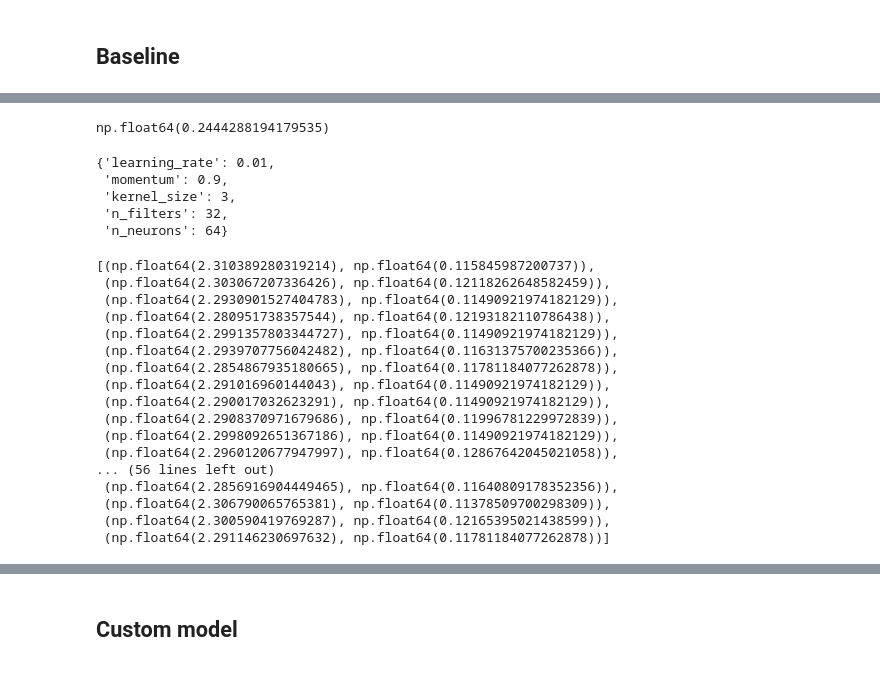
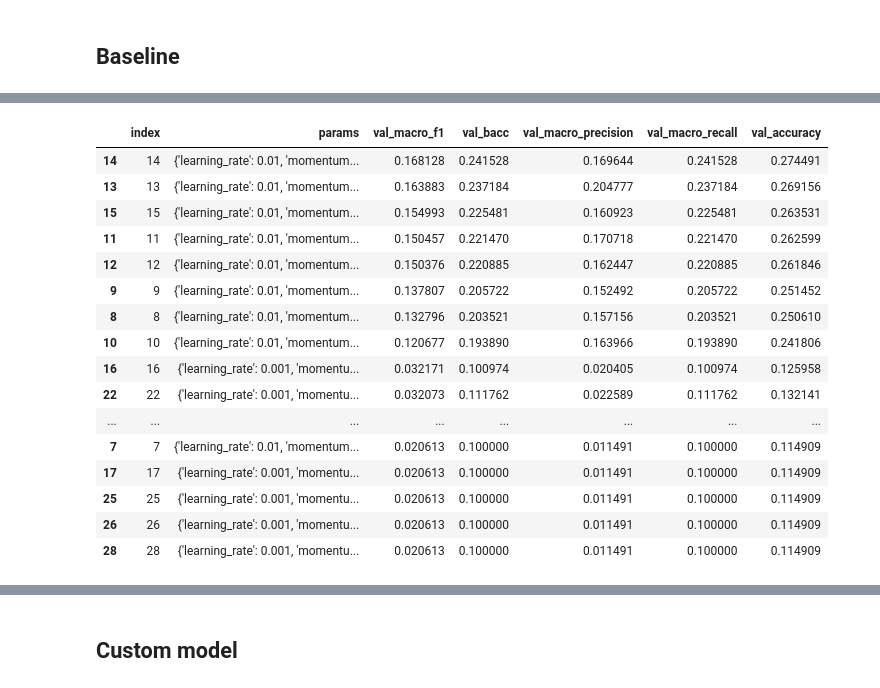
Before and after one commit to ffaundezcab/amd_garbage_recognizer, a Jupyter notebook: notebooks/model.ipynb, the cells around one changed output, grey strips where cells are left out. Cells and saved outputs as stored; diff of their text form; code cells hidden in the pictures.

Commit message:
add macro f1 for params tuning

```diff
--- a/notebooks/model.ipynb
+++ b/notebooks/model.ipynb
@@ -161,12 +161,11 @@ which_arch = "baseline"
 param_grid = {"learning_rate": [1e-2, 1e-3],
               "momentum": [0.0, 0.9],
               "kernel_size": [2,3],
-              "n_filters": [16, 32, 64],
-              "n_neurons": [16, 32, 64]}
+              "n_filters": [32, 64],
+              "n_neurons": [32, 64]}
 
-# X_train, X_test, y_train, y_test
-best_params, best_accuracy, mean_scores, result_df = CNN_GridSearchCV(X_train_full, y_train_labels, param_grid, build_baseline_model, 42, 5, n_jobs = 1, batch_size=batch_size)
+best_params, best_f1, result_df = CNN_GridSearchCV(X_train_full, y_train_labels, param_grid, build_baseline_model, 42, 5, n_jobs = 1, batch_size=batch_size)
 
-result_df.to_csv(root_logdir(which_arch)+"/CV/cv_result.csv")
+pd.DataFrame(result_df).to_csv(root_logdir(which_arch)+"/CV/cv_result.csv")
 # %% [output]
 combination 0
@@ -279,35 +252,24 @@ result_df.sort_values("val_accuracy", ascending = False)
-# %%
-best_accuracy
-# %% [output]
-np.float64(0.2444288194179535)
-# %%
-best_params
-# %% [output]
-{'learning_rate': 0.01,
- 'momentum': 0.9,
- 'kernel_size': 3,
- 'n_filters': 32,
- 'n_neurons': 64}
-# %%
-mean_scores
-# %% [output]
-[(np.float64(2.310389280319214), np.float64(0.115845987200737)),
- (np.float64(2.303067207336426), np.float64(0.12118262648582459)),
- (np.float64(2.2930901527404783), np.float64(0.11490921974182129)),
- (np.float64(2.280951738357544), np.float64(0.12193182110786438)),
- (np.float64(2.2991357803344727), np.float64(0.11490921974182129)),
- (np.float64(2.2939707756042482), np.float64(0.11631375700235366)),
- (np.float64(2.2854867935180665), np.float64(0.11781184077262878)),
- (np.float64(2.291016960144043), np.float64(0.11490921974182129)),
- (np.float64(2.290017032623291), np.float64(0.11490921974182129)),
- (np.float64(2.2908370971679686), np.float64(0.11996781229972839)),
- (np.float64(2.2998092651367186), np.float64(0.11490921974182129)),
- (np.float64(2.2960120677947997), np.float64(0.12867642045021058)),
-... (56 lines left out)
- (np.float64(2.2856916904449465), np.float64(0.11640809178352356)),
- (np.float64(2.306790065765381), np.float64(0.11378509700298309)),
- (np.float64(2.300590419769287), np.float64(0.12165395021438599)),
- (np.float64(2.291146230697632), np.float64(0.11781184077262878))]
+# %%
+
+pd.DataFrame(result_df).sort_values("val_macro_f1", ascending=False)
+# %% [output]
+|  | index | params | val_macro_f1 | val_bacc | val_macro_precision | val_macro_recall | val_accuracy |
+| 14 | 14 | {'learning_rate': 0.01, 'momentum... | 0.168128 | 0.241528 | 0.169644 | 0.241528 | 0.274491 |
+| 13 | 13 | {'learning_rate': 0.01, 'momentum... | 0.163883 | 0.237184 | 0.204777 | 0.237184 | 0.269156 |
+| 15 | 15 | {'learning_rate': 0.01, 'momentum... | 0.154993 | 0.225481 | 0.160923 | 0.225481 | 0.263531 |
+| 11 | 11 | {'learning_rate': 0.01, 'momentum... | 0.150457 | 0.221470 | 0.170718 | 0.221470 | 0.262599 |
+| 12 | 12 | {'learning_rate': 0.01, 'momentum... | 0.150376 | 0.220885 | 0.162447 | 0.220885 | 0.261846 |
+| 9 | 9 | {'learning_rate': 0.01, 'momentum... | 0.137807 | 0.205722 | 0.152492 | 0.205722 | 0.251452 |
+| 8 | 8 | {'learning_rate': 0.01, 'momentum... | 0.132796 | 0.203521 | 0.157156 | 0.203521 | 0.250610 |
+| 10 | 10 | {'learning_rate': 0.01, 'momentum... | 0.120677 | 0.193890 | 0.163966 | 0.193890 | 0.241806 |
+| 16 | 16 | {'learning_rate': 0.001, 'momentu... | 0.032171 | 0.100974 | 0.020405 | 0.100974 | 0.125958 |
+| 22 | 22 | {'learning_rate': 0.001, 'momentu... | 0.032073 | 0.111762 | 0.022589 | 0.111762 | 0.132141 |
+| ... | ... | ... | ... | ... | ... | ... | ... |
+| 7 | 7 | {'learning_rate': 0.01, 'momentum... | 0.020613 | 0.100000 | 0.011491 | 0.100000 | 0.114909 |
+| 17 | 17 | {'learning_rate': 0.001, 'momentu... | 0.020613 | 0.100000 | 0.011491 | 0.100000 | 0.114909 |
+| 25 | 25 | {'learning_rate': 0.001, 'momentu... | 0.020613 | 0.100000 | 0.011491 | 0.100000 | 0.114909 |
+| 26 | 26 | {'learning_rate': 0.001, 'momentu... | 0.020613 | 0.100000 | 0.011491 | 0.100000 | 0.114909 |
+| 28 | 28 | {'learning_rate': 0.001, 'momentu... | 0.020613 | 0.100000 | 0.011491 | 0.100000 | 0.114909 |
 # %%
 run_id, run_logdir = get_run_logdir(which_arch, "1")
 
```
Also changed, not shown: parts of 13 cells of this notebook, 1 other file.
